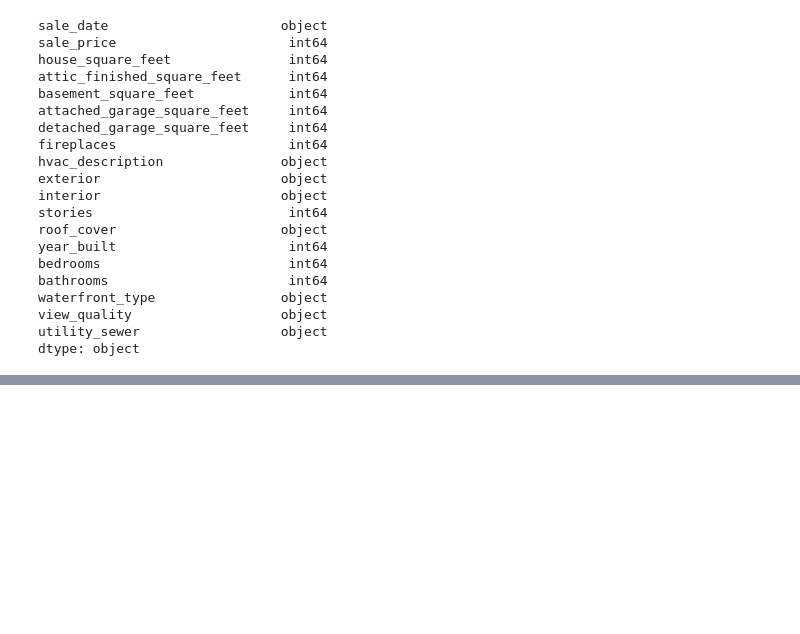
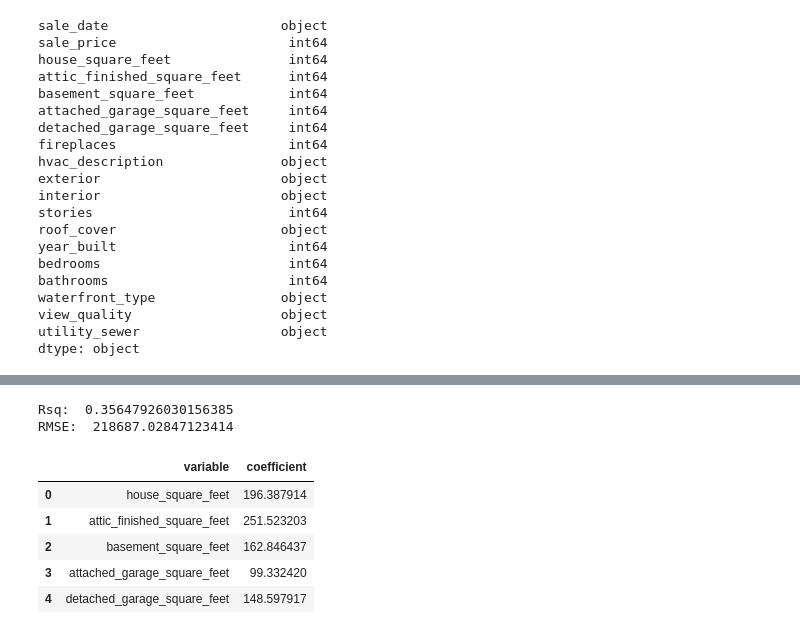
Before and after one commit to wisee25/DS3001, a Jupyter notebook: 04_hedonic_pricing.ipynb, the cells around one changed output, grey strips where cells are left out. Cells and saved outputs as stored; diff of their text form; code cells hidden in the pictures; blank space fills up the shorter version.

```diff
--- a/04_hedonic_pricing.ipynb
+++ b/04_hedonic_pricing.ipynb
@@ -95,0 +122,28 @@ X_train, X_test, y_train, y_test = train_test_split(X,y,
+# %%
+# Model 2
+y = df['sale_price']
+X = df.loc[:,['house_square_feet', 'attic_finished_square_feet', 'basement_square_feet',
+              'attached_garage_square_feet', 'detached_garage_square_feet'] ]
+
+X_train, X_test, y_train, y_test = train_test_split(X,y,
+                                                    test_size=.2,
+                                                    random_state=100)
+
+reg = linear_model.LinearRegression(fit_intercept=False).fit(X_train,y_train)
+
+y_hat = reg.predict(X_test)
+print('Rsq: ', reg.score(X_test,y_test))
+rmse = np.sqrt( np.mean( (y_test - y_hat)**2 ))
+print('RMSE: ', rmse)
+
+results = pd.DataFrame({'variable':reg.feature_names_in_, 'coefficient': reg.coef_})
+results
+# %% [output]
+Rsq:  0.35647926030156385
+RMSE:  218687.02847123414
+|  | variable | coefficient |
+| 0 | house_square_feet | 196.387914 |
+| 1 | attic_finished_square_feet | 251.523203 |
+| 2 | basement_square_feet | 162.846437 |
+| 3 | attached_garage_square_feet | 99.332420 |
+| 4 | detached_garage_square_feet | 148.597917 |
```
Also changed, not shown: parts of 9 cells of this notebook.
